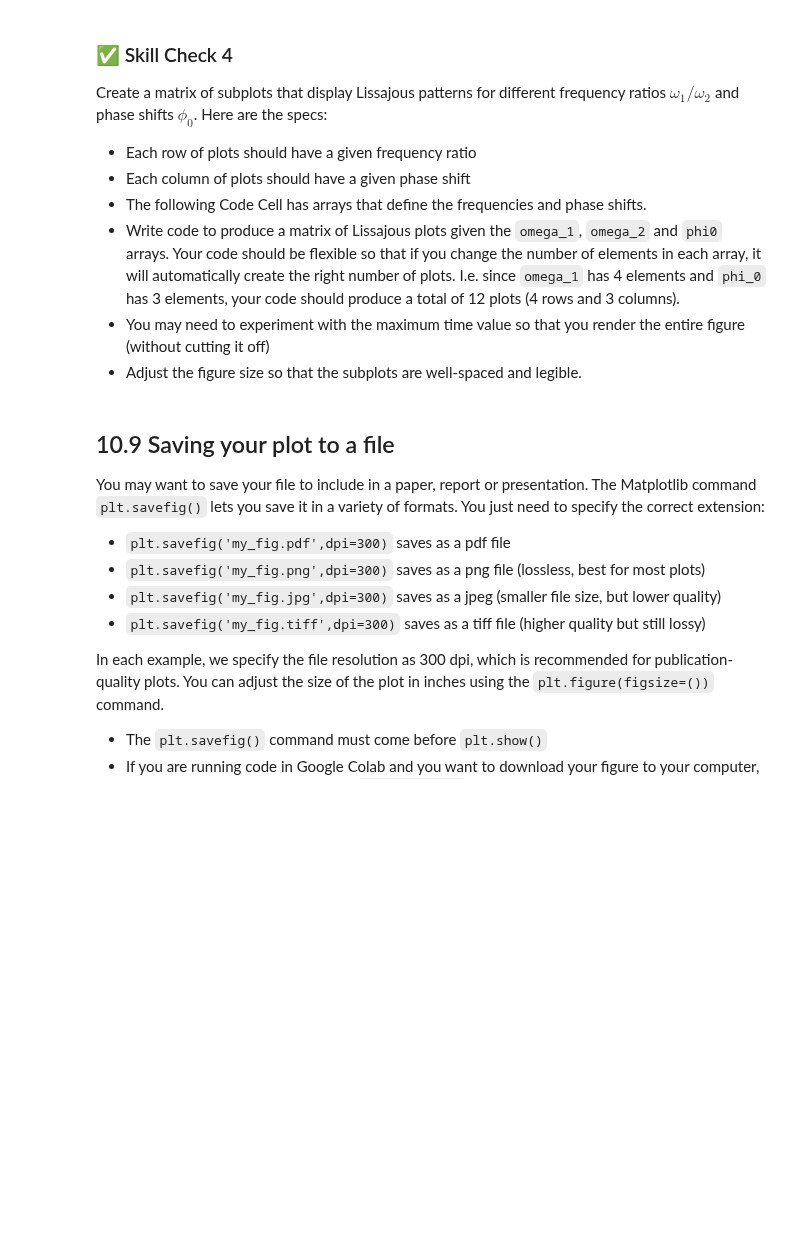
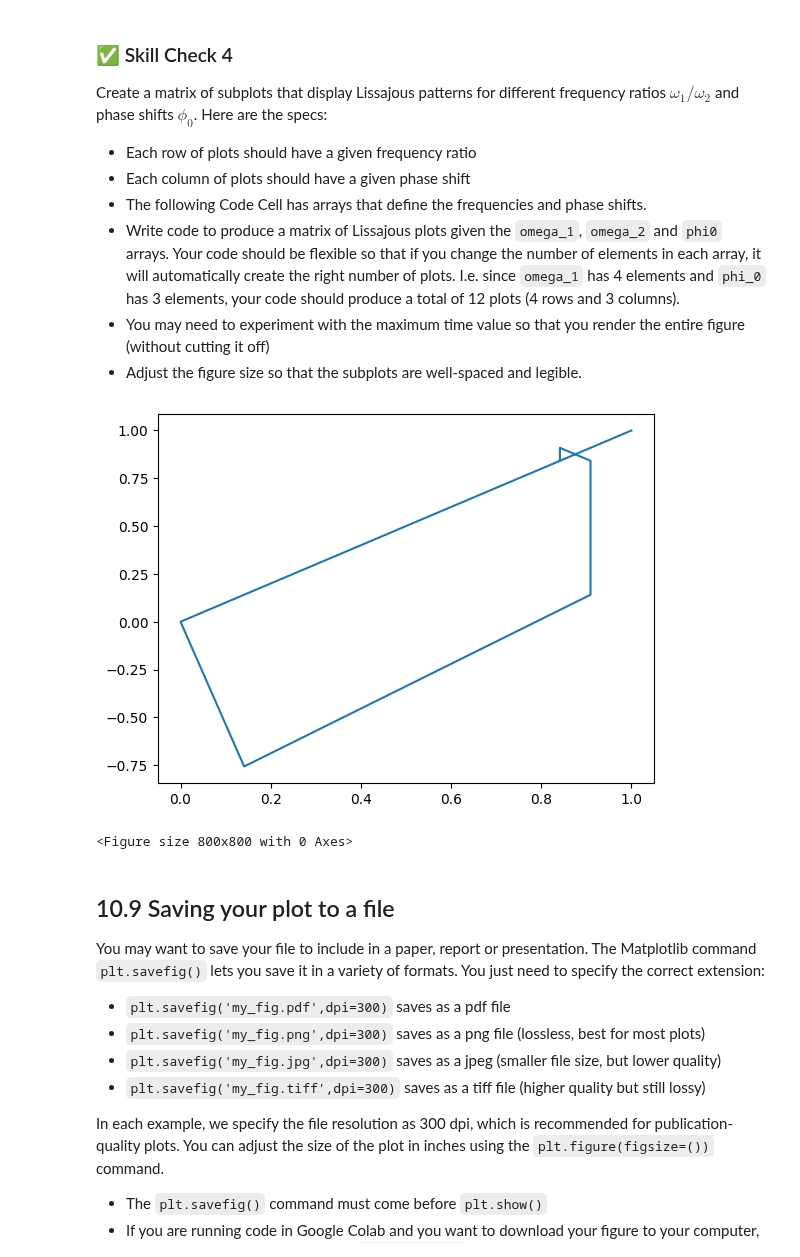
Before and after one commit to jakeTHEEsnak8/Computational-Physics, a Jupyter notebook: Python_Tutorials/Chapter_10_2D_Plots_Part_1.ipynb, the cells around one changed output. Saved outputs shown, nothing was run; the diff lists cells and outputs as text; code cells hidden in the pictures; blank space fills up the shorter version.

```diff
--- a/Python_Tutorials/Chapter_10_2D_Plots_Part_1.ipynb
+++ b/Python_Tutorials/Chapter_10_2D_Plots_Part_1.ipynb
@@ -518,14 +519,27 @@ Create a matrix of subplots that display Lissajous patterns for different freque
 * You may need to experiment with the maximum time value so that you render the entire figure (without cutting it off)
 * Adjust the figure size so that the subplots are well-spaced and legible.
 # %%
-
+import matplotlib.pyplot as plt
+import numpy as np
 phase = [0, np.pi/3, np.pi/2]   # phase offset
 
 omega_1 = [1, 1, 2, 2, 3]       # angular frequency of signal 1
 omega_2 = [1, 2, 1, 3, 4]       # angular frequency of signal 2
 
 # your code here
-a = np.array([])
+a = np.array([omega_1])
+b = np.array([omega_2])
+c = np.array([phase])
+
+x = np.sin(omega_1 +phase)
+y = np.sin(omega_2 + phase)
+
+plt.plot(x,y)
+plt.figure(figsize=(8,8))
+plt.show()
+# %% [output]
+[figure, added]
+<Figure size 800x800 with 0 Axes>
 # %% [markdown]
 ## 10.9 Saving your plot to a file
 
```
Also changed, not shown: parts of 3 cells of this notebook.
